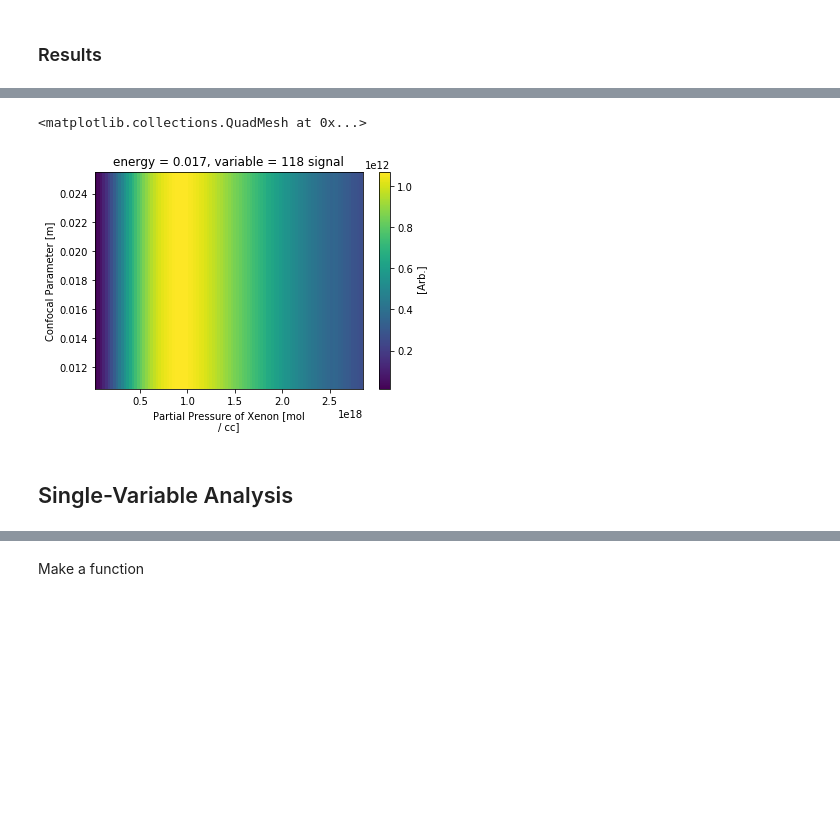
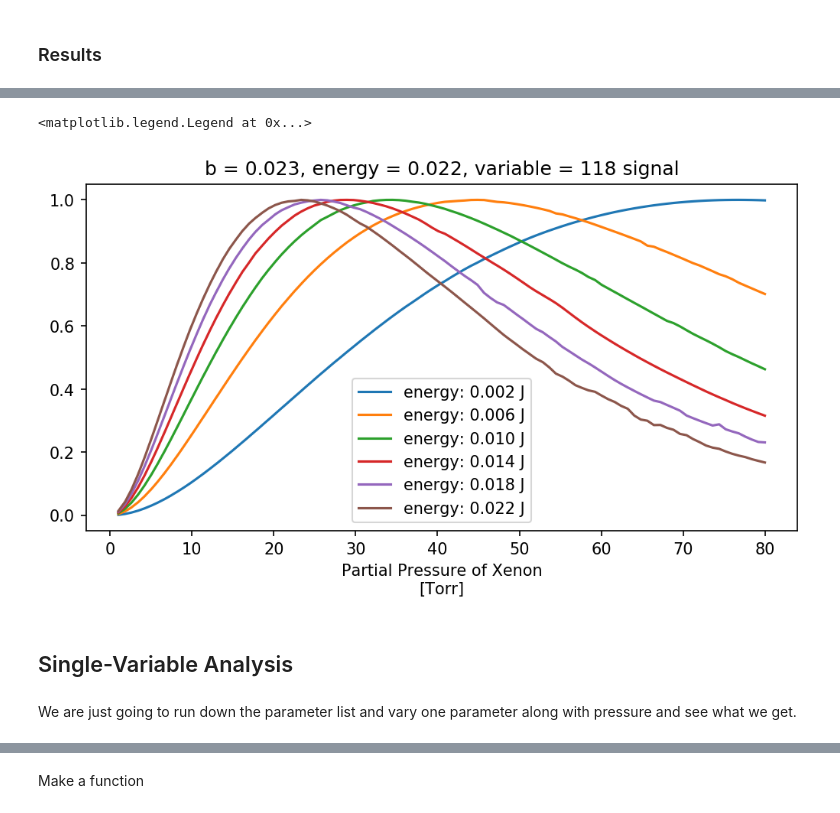
Before and after one commit to jasonbossert/uv_generation, a Jupyter notebook: notebooks/uv_generation.ipynb, the cells around one changed output, grey strips where cells are left out. Cells and saved outputs as stored; diff of their text form; code cells hidden in the pictures; blank space fills up the shorter version.

Commit message:
Finish single variable 1D analysis code.

```diff
--- a/notebooks/uv_generation.ipynb
+++ b/notebooks/uv_generation.ipynb
@@ -613,0 +616,4 @@ def dAmplitudes_dz_1p1_REMPI_355(z, amplitudes, params):
+# %%
+diff_eqs = {"dAmplitudes_dz_2_photon": dAmplitudes_dz_2_photon,
+            "dAmplitudes_dz_1p1_REMPI": dAmplitudes_dz_1p1_REMPI,
+            "dAmplitudes_dz_1p1_REMPI_355": dAmplitudes_dz_1p1_REMPI_355}
@@ -614,5 +626,4 @@ def dAmplitudes_dz_1p1_REMPI_355(z, amplitudes, params):
 # %%
-#func = dAmplitudes_dz_Beers_law
 func = dAmplitudes_dz_2_photon
 #func = dAmplitudes_dz_1p1_REMPI
 #func = dAmplitudes_dz_1p1_REMPI_355
@@ -624,9 +635,6 @@ chi3 = 1.5e-44   # [Units?]
 sigma_1p1 = 6.3E-37
 sigma_1p1_355 = 1.6E-43
 
-#def sigma_Beer(Pressure):
-
-
 
 pulse_params = {'b' : b,            # [m] confocal parameter
                    'zR' : zR,           # [m] Rayleigh range
@@ -634,7 +642,7 @@ pulse_params = {'b' : b,            # [m] confocal parameter
                    'energy' : 0.017,       # [J] single pulse energy
                    'duration' : 7e-9}     # [s] single pulse length
 
-harm_params = {'chi2' : chi2,
+harm_params = {'sigma' : chi2,
                'chi3' : chi3,
                'PXe' : PXe,
                'sigma_1p1' : sigma_1p1,
@@ -779,15 +813,15 @@ zrange = (-.2, .2)
 z = np.array(np.linspace(zrange[0], zrange[1], zsamples))
 
 Psamples = 100
-Prange = (1*torr_conversion, 80*torr_conversion) # [Torr]
+Prange = (1, 80) # [Torr]
 PXe = np.linspace(Prange[0], Prange[1], Psamples)
 Pscan = xr.DataArray(PXe,
                      dims = ('PXe'),
-                     attrs = {'units': 'mol / cc',
+                     attrs = {'units': 'Torr',
                               'long_name': "Partial Pressure of Xenon"})
 
-Esamples = 3
-Erange = (0.016, 0.017, 0.018) # [J] of 355 pump power
+Esamples = 6
+Erange = (0.002, 0.022) # [J] of 355 pump power
 Es = np.linspace(Erange[0], Erange[1], Esamples)
 Escan = xr.DataArray(Es,
                      dims = ('energy'),
@@ -795,11 +829,18 @@ Escan = xr.DataArray(Es,
                               'long_name': "Pump laser pulse energy"})
 
 bsamples = 3
-brange = (0.013, 0.023, 0.033) # [m]
+brange = (0.013, 0.033) # [J] of 355 pump power
 bs = np.linspace(brange[0], brange[1], bsamples)
 bscan = xr.DataArray(bs,
                      dims = ('b'),
                      attrs = {'units': 'm',
-                              'long_name': "Confocal Parameter"})
+                              'long_name': "Confocal parameter"})
+
+funcscan = xr.DataArray(["dAmplitudes_dz_2_photon",
+                         "dAmplitudes_dz_1p1_REMPI",
+                         "dAmplitudes_dz_1p1_REMPI_355"],
+                     dims = ('func'),
+                     attrs = {'units': 'function',
+                              'long_name': "ODE"})
 # %%
 single_func = functools.partial(calc_118_and_fluor,
@@ -844,7 +884,21 @@ scanned.attrs
-# %%
-scanned.sel(variable='118 signal', energy=0.017).plot()
-# %% [output]
-<matplotlib.collections.QuadMesh at 0x...>
-[figure, removed]
+# %%
+def norm_DataArray(dataarray):
+    return dataarray / np.max(dataarray)
+# %%
+fig, ax = plt.subplots(1, 1, figsize=(8,4), dpi=150)
+
+scan_var = 'energy'
+
+for val in scanned.coords[scan_var]:
+    label = f"{scan_var}: {val.data:.3F} {val.attrs['units']}"
+    norm_DataArray(scanned.sel(variable='118 signal',
+                               energy=val,
+                               b=0.023)).plot(ax=ax, label=label)
+ax.legend()
+# %% [output]
+<matplotlib.legend.Legend at 0x...>
+[figure, added]
 # %% [markdown]
 ## Single-Variable Analysis
+# %% [markdown]
+We are just going to run down the parameter list and vary one parameter along with pressure and see what we get.
```
Also changed, not shown: parts of 45 cells of this notebook.
